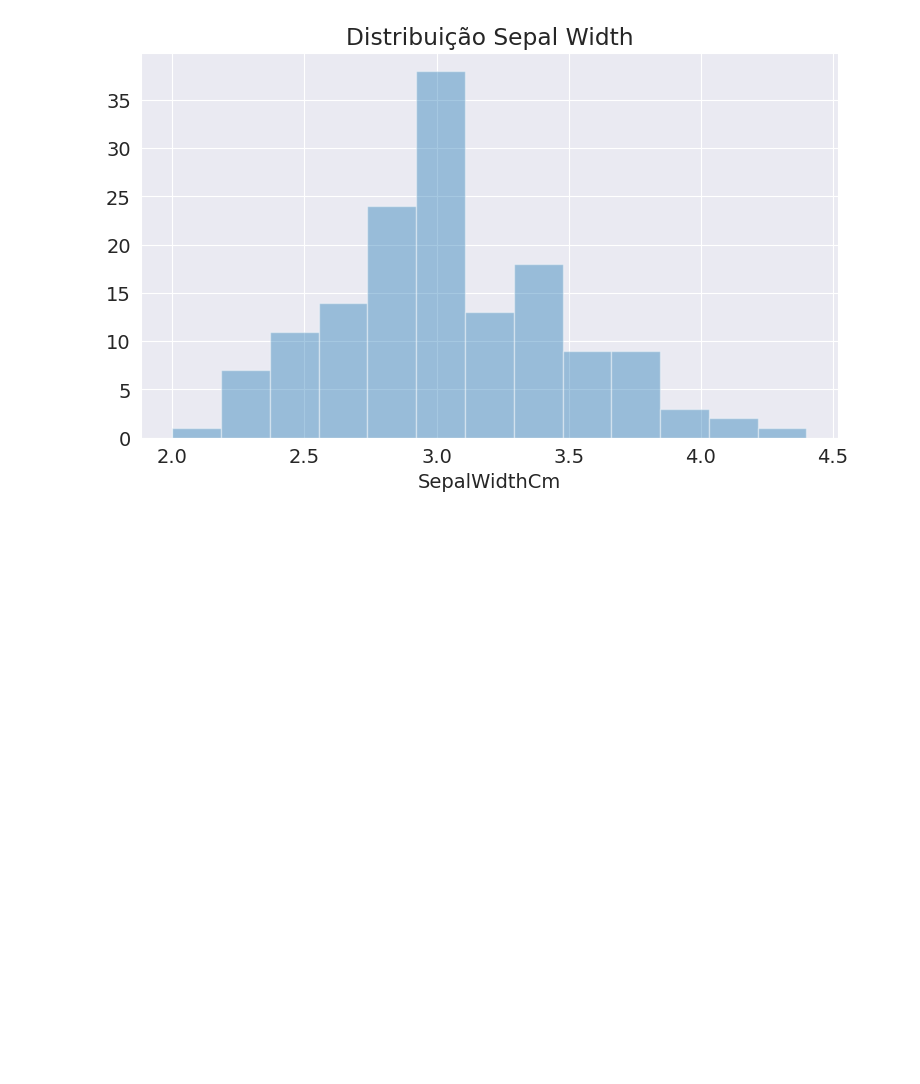
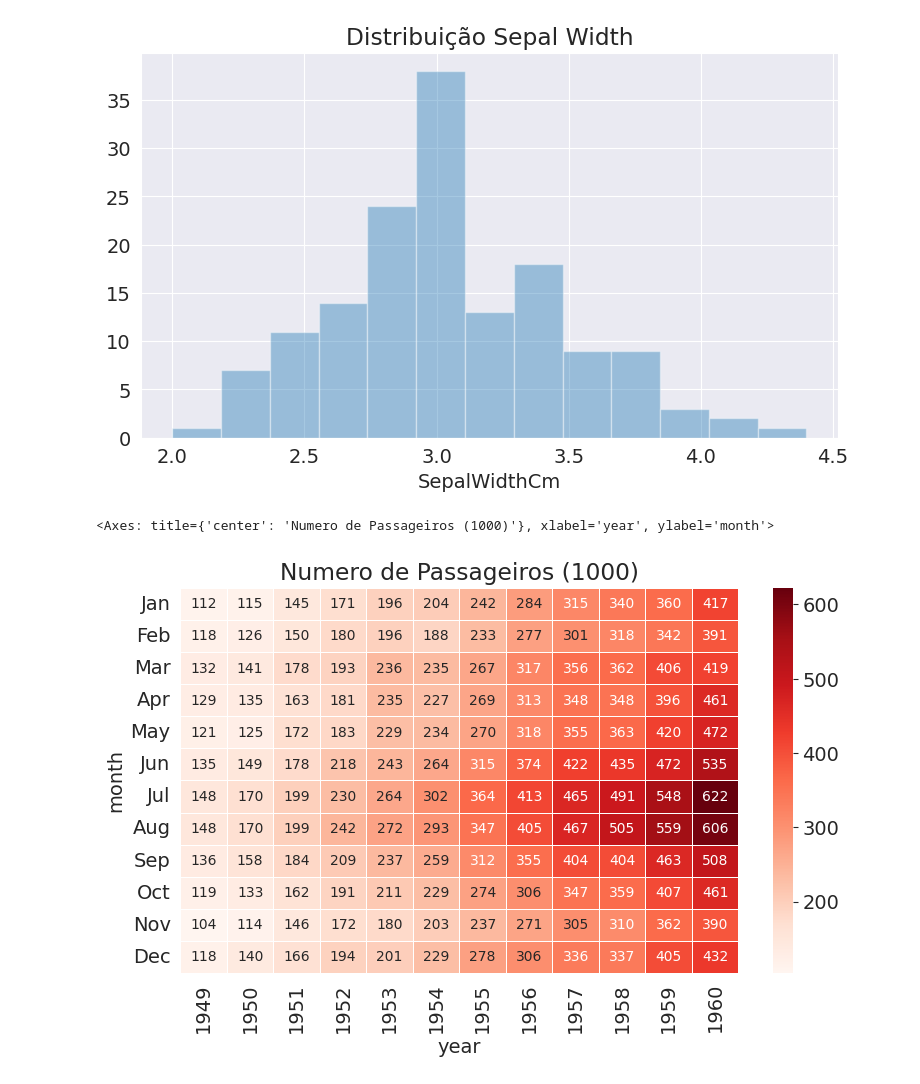
Before and after one commit to LeonardoMafra/Python_Data_Science, a Jupyter notebook: GraphicalView.ipynb, the cells around one changed output. Cells and saved outputs as stored; diff of their text form; code cells hidden in the pictures; blank space fills up the shorter version.

Commit message:
Tests with Matplotlib and Seaborn libraries

```diff
--- a/GraphicalView.ipynb
+++ b/GraphicalView.ipynb
@@ -155,3 +155,32 @@ https://gist.github.com/mwaskom/de44147ed2974457ad6372750bbe5751
   sns.distplot(iris.SepalWidthCm, kde=False)
 <Axes: title={'center': 'Distribuição Sepal Width'}, xlabel='SepalWidthCm'>
 [figure]
+# %%
+# Mapa de calor com o Seaborn
+
+# carregando dataset
+# reformula os dados ( produza uma tabela pivot) com base nos valores da coluna.Usa os valores exclusivos do indice especificado
+
+voos = sns.load_dataset('flights').pivot_table( index = 'month',
+                                                 columns  = 'year',
+                                                 values = 'passengers')
+
+
+
+# titulo
+
+plt.title('Numero de Passageiros (1000)')
+
+# desenhar o grafico
+
+
+sns.heatmap(
+            voos,
+            fmt='.0f',
+            annot = True,
+            linewidths= .5,
+            cmap = 'Reds',
+            annot_kws= {'fontsize':10})
+# %% [output]
+<Axes: title={'center': 'Numero de Passageiros (1000)'}, xlabel='year', ylabel='month'>
+[figure, added]
```
Also changed, not shown: parts of 7 cells of this notebook.
